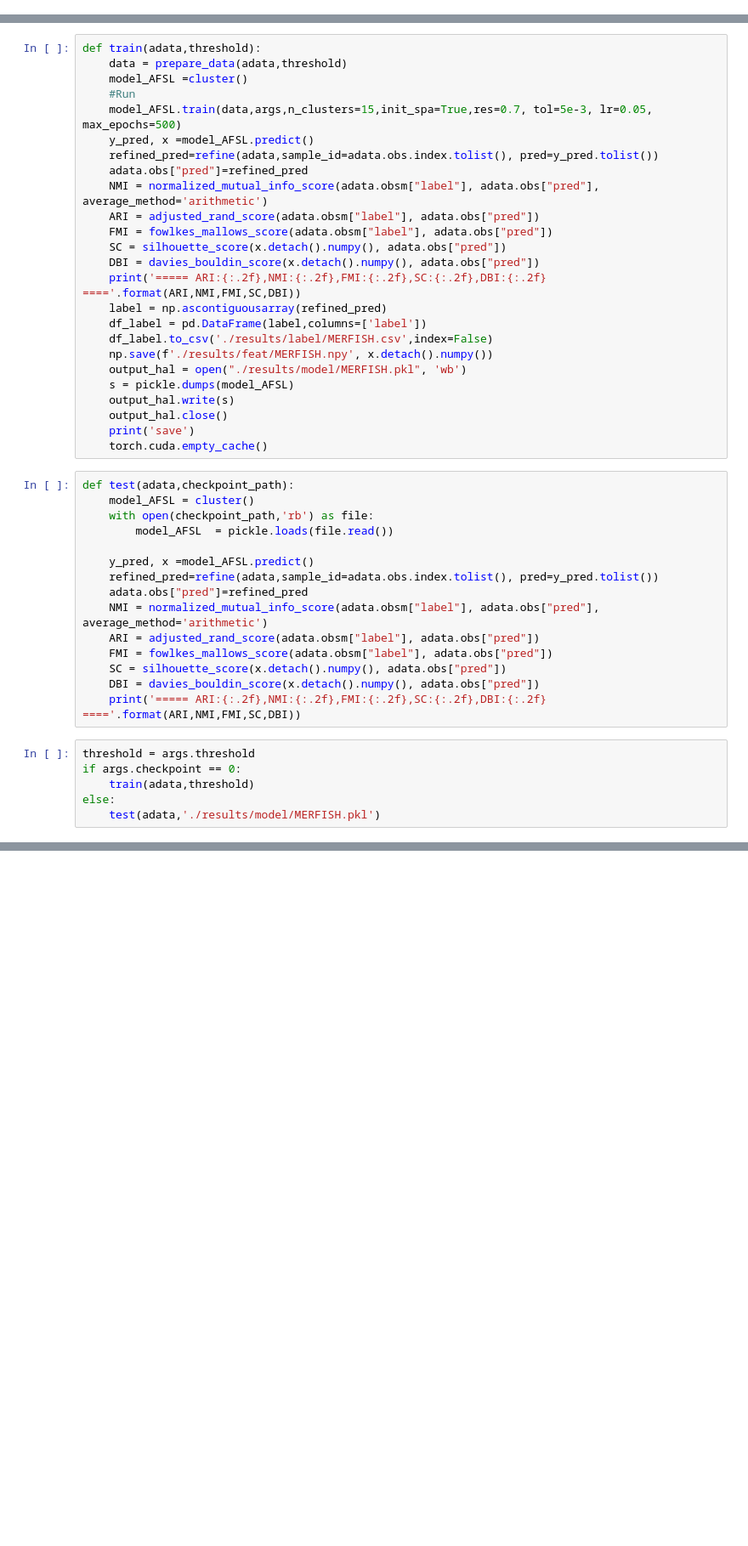
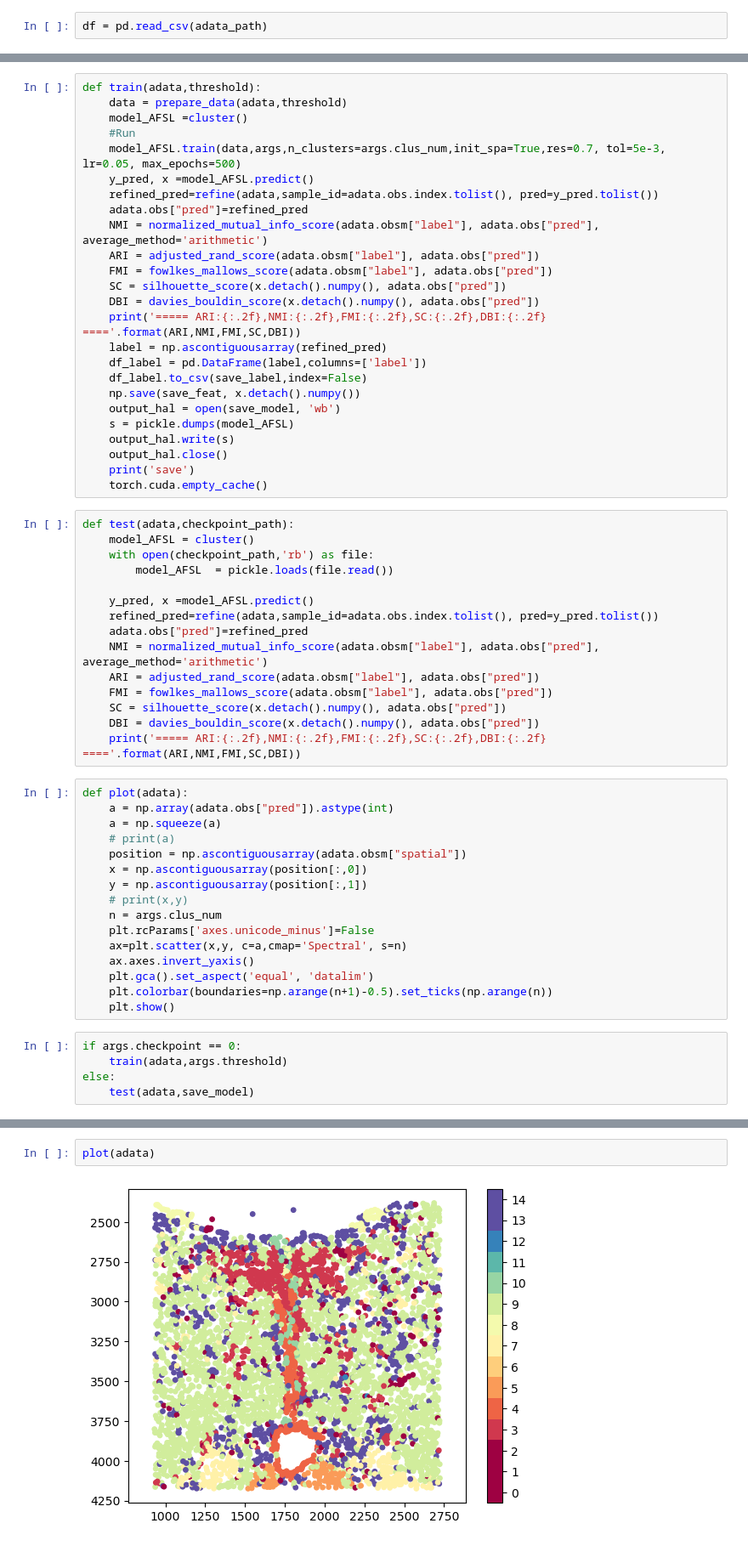
Before and after one commit to bioszhr/AFSC, a Jupyter notebook: single-cell.ipynb, the cells around one changed output, grey strips where cells are left out. Shown: that part at 85% size. Saved outputs shown, nothing was run; the diff lists cells and outputs as text; blank space fills up the shorter version.

```diff
--- a/single-cell.ipynb
+++ b/single-cell.ipynb
@@ -33,3 +36,5 @@ df = pd.read_csv('./datasets/single-cell/MERFISH/Moffitt_and_Bambah-Mukku_et_al_
+# %%
+df = pd.read_csv(adata_path)
 # %%
 df_slice = df[(df['Animal_ID']==18)&(df['Bregma']==0.11)&(df['Cell_class']!='Ambiguous')]
 print(df.shape,df_slice.shape,df_slice.head(1))
@@ -95,7 +100,7 @@ def train(adata,threshold):
     data = prepare_data(adata,threshold)
     model_AFSL =cluster()
     #Run
-    model_AFSL.train(data,args,n_clusters=15,init_spa=True,res=0.7, tol=5e-3, lr=0.05, max_epochs=500)
+    model_AFSL.train(data,args,n_clusters=args.clus_num,init_spa=True,res=0.7, tol=5e-3, lr=0.05, max_epochs=500)
     y_pred, x =model_AFSL.predict()
     refined_pred=refine(adata,sample_id=adata.obs.index.tolist(), pred=y_pred.tolist())
     adata.obs["pred"]=refined_pred
@@ -107,9 +112,9 @@ def train(adata,threshold):
     print('===== ARI:{:.2f},NMI:{:.2f},FMI:{:.2f},SC:{:.2f},DBI:{:.2f} ===='.format(ARI,NMI,FMI,SC,DBI))
     label = np.ascontiguousarray(refined_pred)
     df_label = pd.DataFrame(label,columns=['label'])
-    df_label.to_csv('./results/label/MERFISH.csv',index=False)
-    np.save(f'./results/feat/MERFISH.npy', x.detach().numpy())
-    output_hal = open("./results/model/MERFISH.pkl", 'wb')
+    df_label.to_csv(save_label,index=False)
+    np.save(save_feat, x.detach().numpy())
+    output_hal = open(save_model, 'wb')
     s = pickle.dumps(model_AFSL)
     output_hal.write(s)
     output_hal.close()
@@ -130,10 +135,25 @@ def test(adata,checkpoint_path):
     SC = silhouette_score(x.detach().numpy(), adata.obs["pred"])
     DBI = davies_bouldin_score(x.detach().numpy(), adata.obs["pred"])
     print('===== ARI:{:.2f},NMI:{:.2f},FMI:{:.2f},SC:{:.2f},DBI:{:.2f} ===='.format(ARI,NMI,FMI,SC,DBI))
+# %%
+def plot(adata):
+    a = np.array(adata.obs["pred"]).astype(int)
+    a = np.squeeze(a)
+    # print(a)
+    position = np.ascontiguousarray(adata.obsm["spatial"])
+    x = np.ascontiguousarray(position[:,0])
+    y = np.ascontiguousarray(position[:,1])
+    # print(x,y)
+    n = args.clus_num
+    plt.rcParams['axes.unicode_minus']=False
+    ax=plt.scatter(x,y, c=a,cmap='Spectral', s=n)
+    ax.axes.invert_yaxis()
+    plt.gca().set_aspect('equal', 'datalim')
+    plt.colorbar(boundaries=np.arange(n+1)-0.5).set_ticks(np.arange(n))
+    plt.show()
 # %%
-threshold = args.threshold
 if args.checkpoint == 0:
-    train(adata,threshold)
+    train(adata,args.threshold)
 else:
-    test(adata,'./results/model/MERFISH.pkl')
+    test(adata,save_model)
 # %% [output]
@@ -140,0 +161,4 @@ else:
+# %%
+plot(adata)
+# %% [output]
+[figure, added]
```
Also changed, not shown: parts of 4 cells of this notebook, 4 other files.
